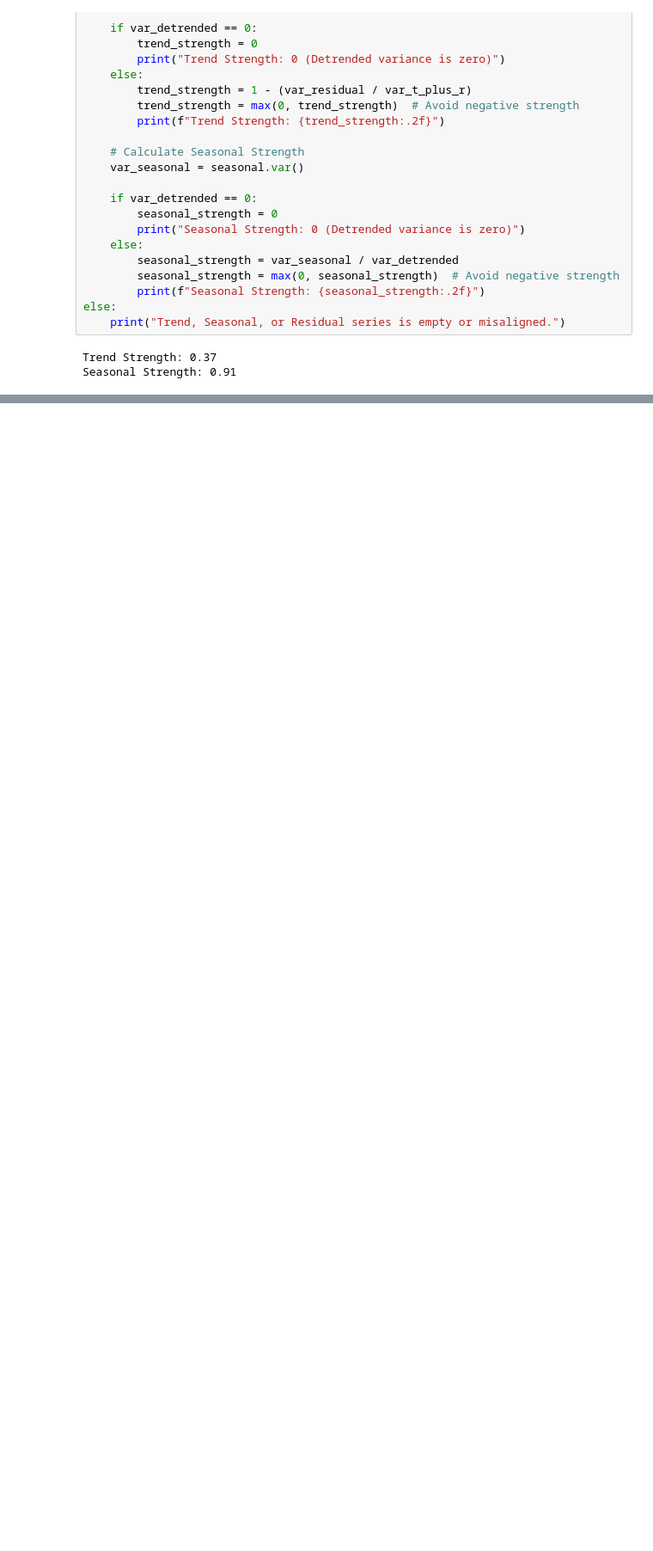
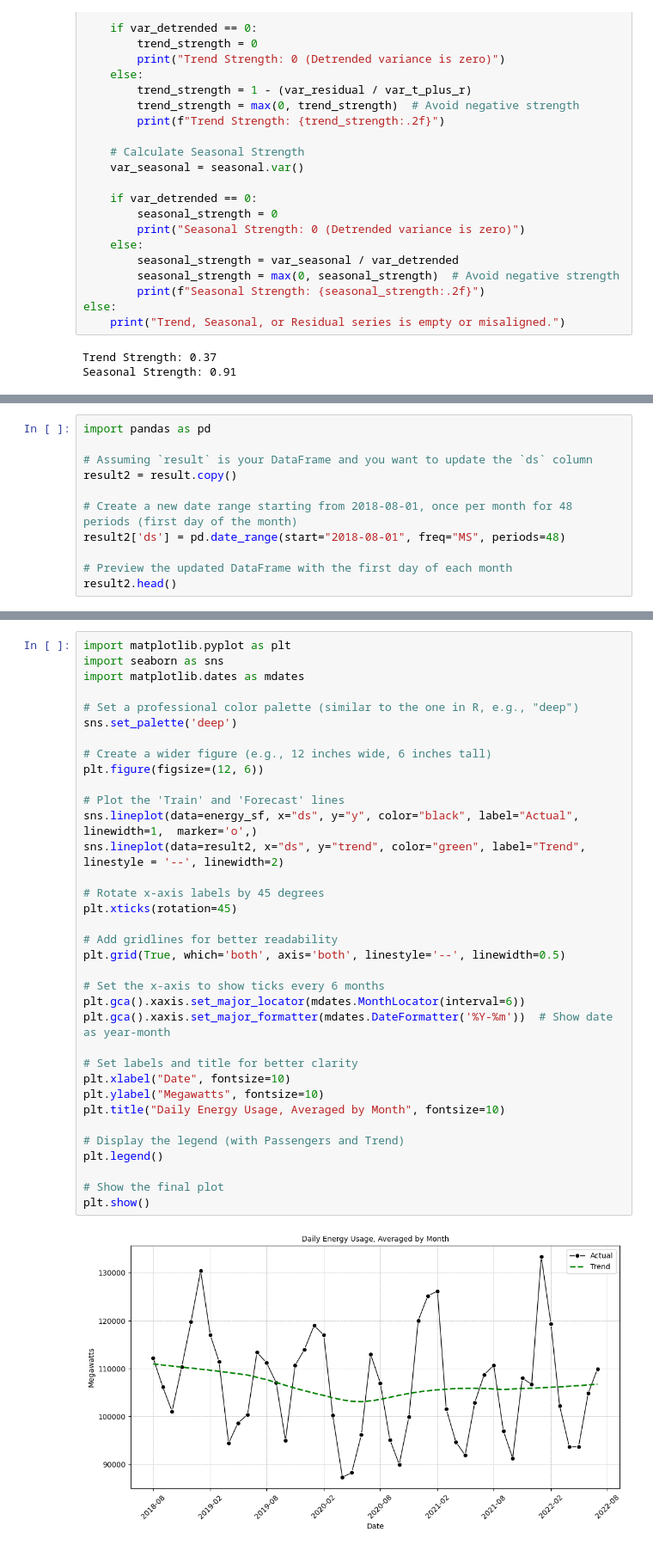
Before and after one commit to fred-lindsey/msa_ml_repo, a Jupyter notebook: time_series_hw_1.ipynb, the cells around one changed output, grey strips where cells are left out. Shown at 86% size. Drawn from its saved outputs; the diff is of its cells as text; blank space fills up the shorter version.

Commit message:
Fall 2 Working Code
- Text Analytics and Data Mining working code
- Time Series 2 code

```diff
--- a/time_series_hw_1.ipynb
+++ b/time_series_hw_1.ipynb
@@ -457,0 +476,11 @@ Seasonal Strength: 0.91
+# %%
+import pandas as pd
+
+# Assuming `result` is your DataFrame and you want to update the `ds` column
+result2 = result.copy()
+
+# Create a new date range starting from 2018-08-01, once per month for 48 periods (first day of the month)
+result2['ds'] = pd.date_range(start="2018-08-01", freq="MS", periods=48)
+
+# Preview the updated DataFrame with the first day of each month
+result2.head()
@@ -457,0 +541,37 @@ Seasonal Strength: 0.91
+# %%
+import matplotlib.pyplot as plt
+import seaborn as sns
+import matplotlib.dates as mdates
+
+# Set a professional color palette (similar to the one in R, e.g., "deep")
+sns.set_palette('deep')
+
+# Create a wider figure (e.g., 12 inches wide, 6 inches tall)
+plt.figure(figsize=(12, 6))
+
+# Plot the 'Train' and 'Forecast' lines
+sns.lineplot(data=energy_sf, x="ds", y="y", color="black", label="Actual", linewidth=1,  marker='o',)
+sns.lineplot(data=result2, x="ds", y="trend", color="green", label="Trend", linestyle = '--', linewidth=2)
+
+# Rotate x-axis labels by 45 degrees
+plt.xticks(rotation=45)
+
+# Add gridlines for better readability
+plt.grid(True, which='both', axis='both', linestyle='--', linewidth=0.5)
+
+# Set the x-axis to show ticks every 6 months
+plt.gca().xaxis.set_major_locator(mdates.MonthLocator(interval=6))
+plt.gca().xaxis.set_major_formatter(mdates.DateFormatter('%Y-%m'))  # Show date as year-month
+
+# Set labels and title for better clarity
+plt.xlabel("Date", fontsize=10)
+plt.ylabel("Megawatts", fontsize=10)
+plt.title("Daily Energy Usage, Averaged by Month", fontsize=10)
+
+# Display the legend (with Passengers and Trend)
+plt.legend()
+
+# Show the final plot
+plt.show()
+# %% [output]
+[figure, added]
```
Also changed, not shown: parts of 89 cells of this notebook, 25 other files.
